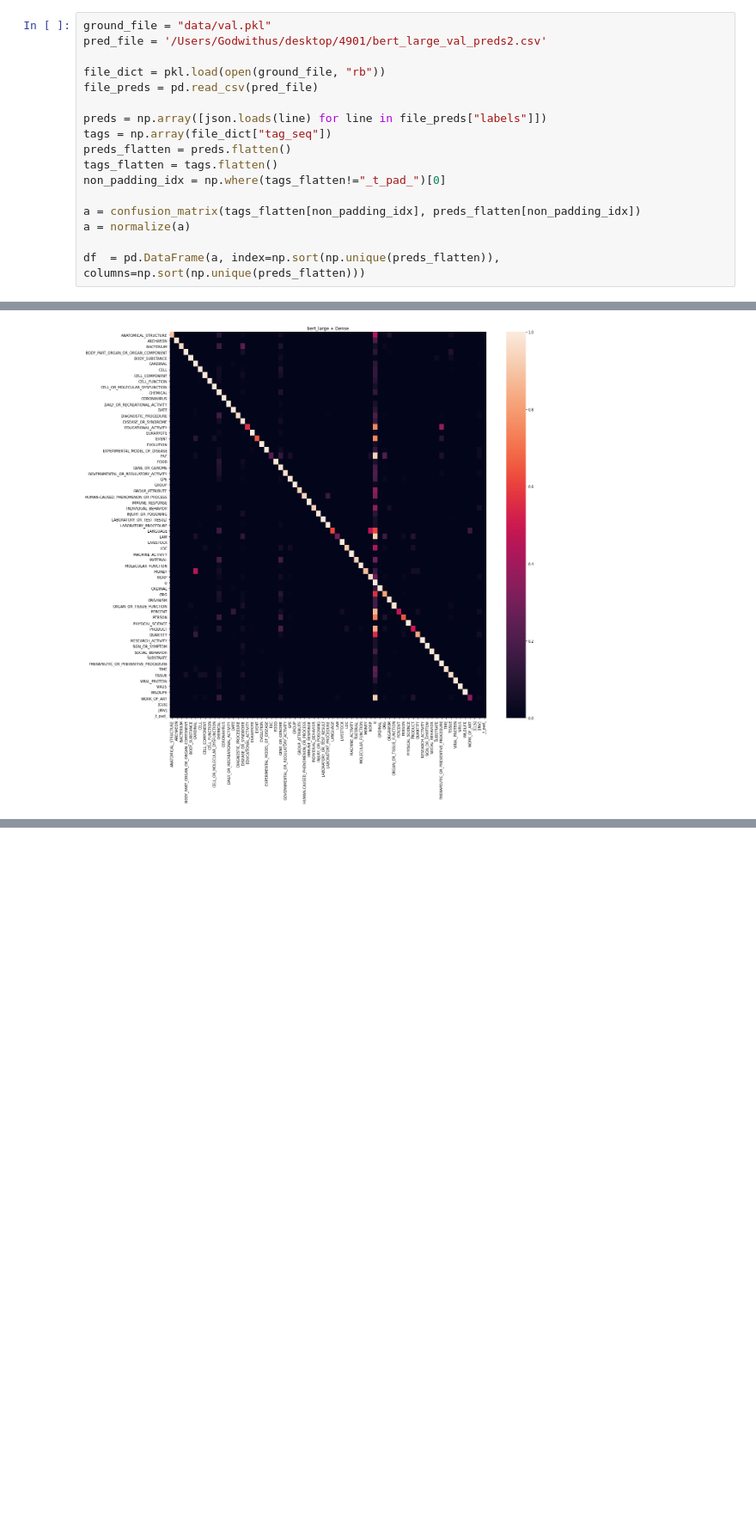
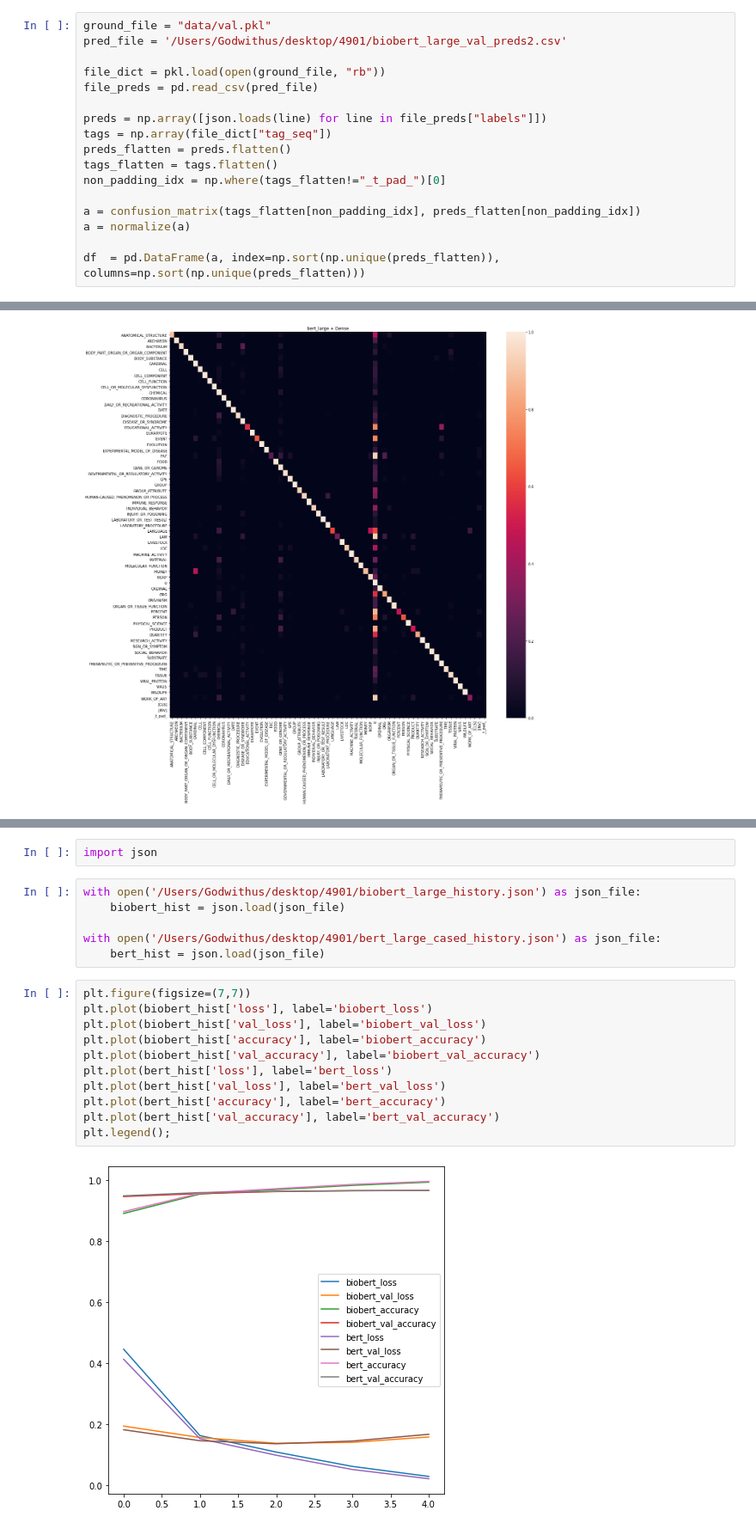
Before and after one commit to KyuDounSim/COMP4901K-COVID-19-NER, a Jupyter notebook: data_visualization.ipynb, the cells around one changed output, grey strips where cells are left out. Shown at 86% size. Cells and saved outputs as stored; diff of their text form; blank space fills up the shorter version.

```diff
--- a/data_visualization.ipynb
+++ b/data_visualization.ipynb
@@ -61,7 +61,7 @@ plt.xticks(np.arange(10), sorted_most.keys());
 ## Plot Confusion Matrix
 # %%
 ground_file = "data/val.pkl"
-pred_file = '/Users/Godwithus/desktop/4901/bert_large_val_preds2.csv'
+pred_file = '/Users/Godwithus/desktop/4901/biobert_large_val_preds2.csv'
 
 file_dict = pkl.load(open(ground_file, "rb"))
 file_preds = pd.read_csv(pred_file)
@@ -85,0 +130,21 @@ sn.heatmap(df);
+# %%
+import json
+# %%
+with open('/Users/Godwithus/desktop/4901/biobert_large_history.json') as json_file:
+    biobert_hist = json.load(json_file)
+
+with open('/Users/Godwithus/desktop/4901/bert_large_cased_history.json') as json_file:
+    bert_hist = json.load(json_file)
+# %%
+plt.figure(figsize=(7,7))
+plt.plot(biobert_hist['loss'], label='biobert_loss')
+plt.plot(biobert_hist['val_loss'], label='biobert_val_loss')
+plt.plot(biobert_hist['accuracy'], label='biobert_accuracy')
+plt.plot(biobert_hist['val_accuracy'], label='biobert_val_accuracy')
+plt.plot(bert_hist['loss'], label='bert_loss')
+plt.plot(bert_hist['val_loss'], label='bert_val_loss')
+plt.plot(bert_hist['accuracy'], label='bert_accuracy')
+plt.plot(bert_hist['val_accuracy'], label='bert_val_accuracy')
+plt.legend();
+# %% [output]
+[figure, added]
```
Also changed, not shown: parts of 8 cells of this notebook, 4 other files.
